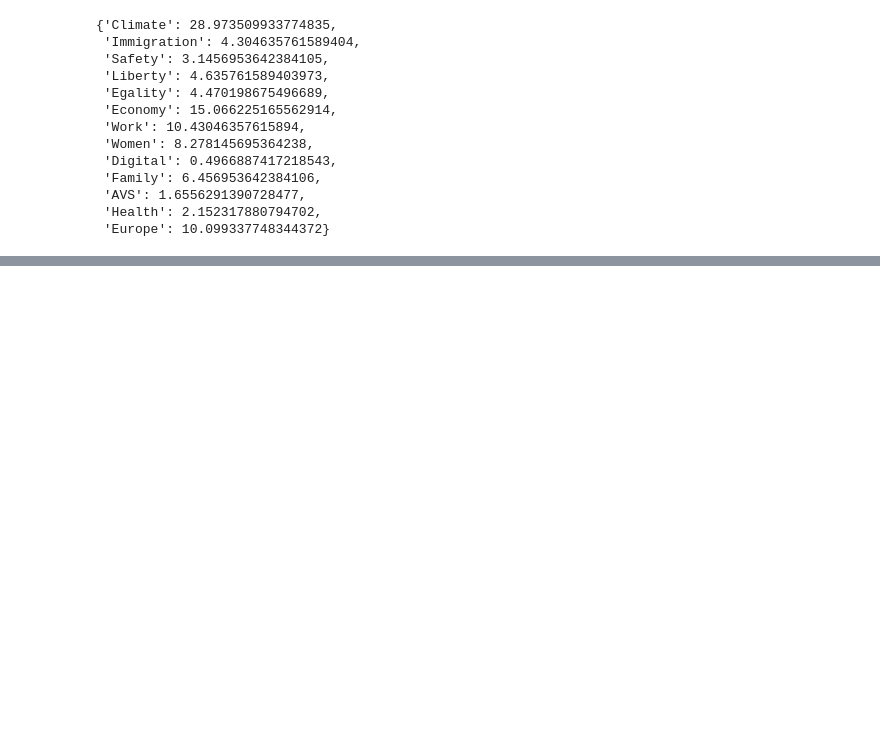
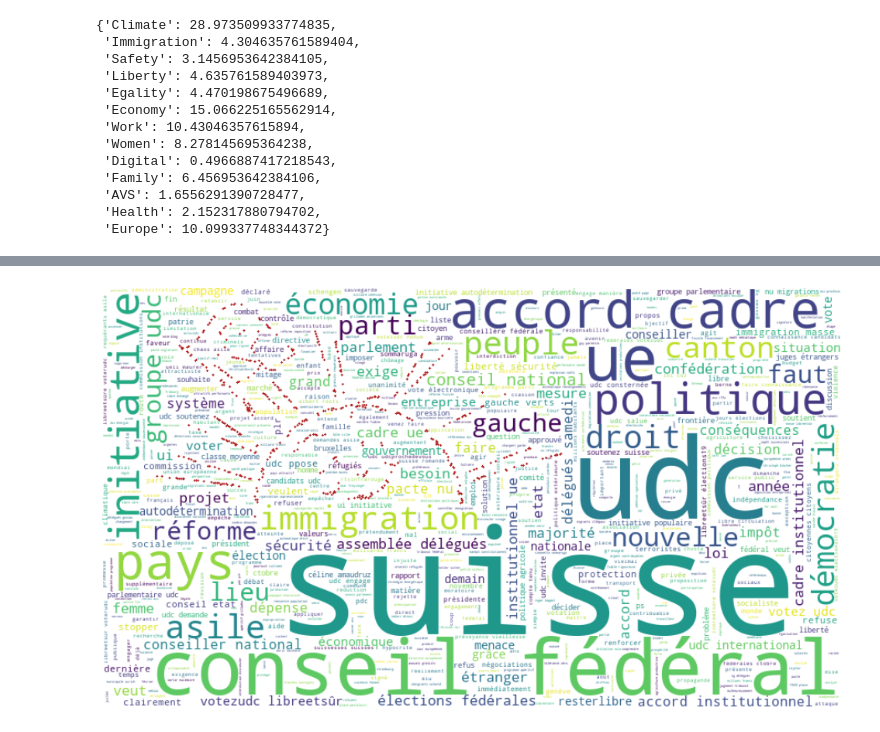
Before and after one commit to ArthurVignon/ADA_project, a Jupyter notebook: tweets_analysis.ipynb, the cells around one changed output, grey strips where cells are left out. Saved outputs shown, nothing was run; the diff lists cells and outputs as text; code cells hidden in the pictures; blank space fills up the shorter version.

```diff
--- a/tweets_analysis.ipynb
+++ b/tweets_analysis.ipynb
@@ -287,0 +168,8 @@ VERTS_LIB_bag
+# %%
+# Generating the text for all parties:
+VERTS_text = tweets_to_text(tweets, lang='fr', party_name='Les VERTS suisses 🌻')
+UDC_text = tweets_to_text(tweets, lang='fr', party_name='UDC Suisse')
+PLR_text = tweets_to_text(tweets, lang='fr', party_name='PLR Suisse')
+PDC_text = tweets_to_text(tweets, lang='fr', party_name='CVP PDC PPD PCD')
+PS_text = tweets_to_text(tweets, lang='fr', party_name='PS Suisse')
+VERTS_LIB_text = tweets_to_text(tweets, lang='fr', party_name="Vert'libéraux Suisse")
@@ -451,0 +468,3 @@ bag_to_kewords_frequency(VERTS_LIB_bag, topics_list)
+# %%
+UDC_logo = np.array(Image.open("data/logo/Logo_UDC_2010.gif"))
+UDC_logo
@@ -451,0 +479,29 @@ bag_to_kewords_frequency(VERTS_LIB_bag, topics_list)
+# %%
+def transform_format(val):
+    if val == 0:
+        return 255
+    else:
+        return val
+# %%
+# Transform your mask into a new one that will work with the function:
+UDC_logo_mask = np.ndarray((UDC_logo.shape[0],UDC_logo.shape[1]), np.int32)
+
+for i in range(len(UDC_logo)):
+    UDC_logo_mask[i] = list(map(transform_format, UDC_logo[i]))
+# %%
+# Create a word cloud image
+wc = WordCloud(background_color="white", max_words=1000, mask=UDC_logo_mask, contour_width=3, contour_color='firebrick')
+
+# Generate a wordcloud
+wc.generate(UDC_text)
+
+# store to file
+#wc.to_file("data/logo/udc_words.png")
+
+# show
+plt.pyplot.figure(figsize=[20,10])
+plt.pyplot.imshow(wc, interpolation='bilinear')
+plt.pyplot.axis("off")
+plt.pyplot.show()
+# %% [output]
+[figure, added]
```
Also changed, not shown: parts of 19 cells of this notebook, 2 other files.
